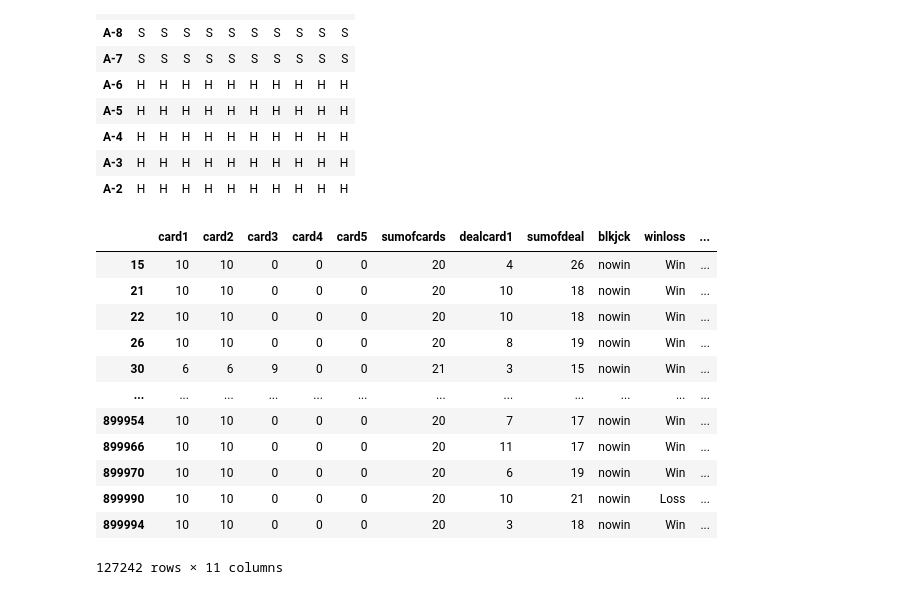
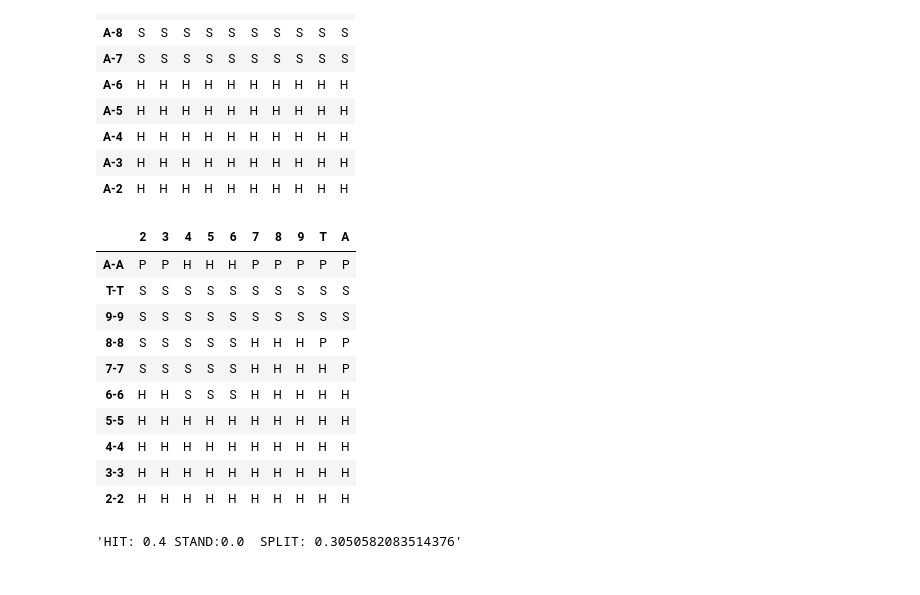
Before and after one commit to Kristjanp1/IDS-Blackjack, a Jupyter notebook: Blackjack.ipynb, the cells around one changed output. Drawn from its saved outputs; the diff is of its cells as text; code cells hidden in the pictures.

Commit message:
split

```diff
--- a/Blackjack.ipynb
+++ b/Blackjack.ipynb
@@ -50,3 +50,4 @@ soft_hands = data[(data["card1"] == 1) | (data["card1"] == 11) | (data["card2"]
 hard_hands = data[(data["card1"] != data["card2"]) & ((data["card1"] != 1) & (data["card1"] != 11) & (data["card2"] != 1) & (data["card2"] != 11))].copy()
 
 pairs[(pairs["card1"] == 2)]
+Acesubset = data[(data["card1"]==1)|(data["card1"]==11)|(data["card2"]==1)|(data["card2"]==11)]
@@ -94,6 +81,18 @@ veerud = {'2':['0','0','0','0','0','0','0','0'],
          'A':['0','0','0','0','0','0','0','0']}
 
 softHands = pd.DataFrame(veerud, index=['A-9', 'A-8', 'A-7', 'A-6', 'A-5', 'A-4', 'A-3', 'A-2'])
+
+
+veerud = {'2':['0','0','0','0','0','0','0','0','0','0'],
+         '3':['0','0','0','0','0','0','0','0','0','0'],
+         '4':['0','0','0','0','0','0','0','0','0','0'],
+         '5':['0','0','0','0','0','0','0','0','0','0'],
+         '6':['0','0','0','0','0','0','0','0','0','0'],
+         '7':['0','0','0','0','0','0','0','0','0','0'],
+         '8':['0','0','0','0','0','0','0','0','0','0'],
+         '9':['0','0','0','0','0','0','0','0','0','0'],
+         'T':['0','0','0','0','0','0','0','0','0','0'],
+         'A':['0','0','0','0','0','0','0','0','0','0']}
 pairTable = pd.DataFrame(veerud, index=['A-A', 'T-T', '9-9', '8-8', '7-7', '6-6', '5-5', '4-4','3-3','2-2'])
 # %%
 #Teeme ühe korra arvutuse läbi
@@ -327,25 +343,27 @@ softHands
 | A-3 | H | H | H | H | H | H | H | H | H | H |
 | A-2 | H | H | H | H | H | H | H | H | H | H |
 # %%
-""""Columns = list(pairs.columns)
-Rows = list(pairs.index)
+Columns = list(pairTable.columns)
+Rows = list(pairTable.index)
 for i in range(len(Rows)):
     for j in range(len(Columns)):
         taht = hitvstand(Rows[i], Columns[j], 'pair')
-        pairs.iloc[i][j] = taht
-   """
-pairs
+        pairTable.iloc[i][j] = taht
+
+pairTable
 # %% [output]
-|  | card1 | card2 | card3 | card4 | card5 | sumofcards | dealcard1 | sumofdeal | blkjck | winloss | ... |
-| 15 | 10 | 10 | 0 | 0 | 0 | 20 | 4 | 26 | nowin | Win | ... |
-| 21 | 10 | 10 | 0 | 0 | 0 | 20 | 10 | 18 | nowin | Win | ... |
-| 22 | 10 | 10 | 0 | 0 | 0 | 20 | 10 | 18 | nowin | Win | ... |
-| 26 | 10 | 10 | 0 | 0 | 0 | 20 | 8 | 19 | nowin | Win | ... |
-| 30 | 6 | 6 | 9 | 0 | 0 | 21 | 3 | 15 | nowin | Win | ... |
-| ... | ... | ... | ... | ... | ... | ... | ... | ... | ... | ... | ... |
-| 899954 | 10 | 10 | 0 | 0 | 0 | 20 | 7 | 17 | nowin | Win | ... |
-| 899966 | 10 | 10 | 0 | 0 | 0 | 20 | 11 | 17 | nowin | Win | ... |
-| 899970 | 10 | 10 | 0 | 0 | 0 | 20 | 6 | 19 | nowin | Win | ... |
-| 899990 | 10 | 10 | 0 | 0 | 0 | 20 | 10 | 21 | nowin | Loss | ... |
-| 899994 | 10 | 10 | 0 | 0 | 0 | 20 | 3 | 18 | nowin | Win | ... |
+|  | 2 | 3 | 4 | 5 | 6 | 7 | 8 | 9 | T | A |
+| A-A | P | P | H | H | H | P | P | P | P | P |
+| T-T | S | S | S | S | S | S | S | S | S | S |
+| 9-9 | S | S | S | S | S | S | S | S | S | S |
+| 8-8 | S | S | S | S | S | H | H | H | P | P |
+| 7-7 | S | S | S | S | S | H | H | H | H | P |
+| 6-6 | H | H | S | S | S | H | H | H | H | H |
+| 5-5 | H | H | H | H | H | H | H | H | H | H |
+| 4-4 | H | H | H | H | H | H | H | H | H | H |
+| 3-3 | H | H | H | H | H | H | H | H | H | H |
+| 2-2 | H | H | H | H | H | H | H | H | H | H |
-127242 rows × 11 columns
+# %%
+hitvstand("A-A", "4", 'pair')
+# %% [output]
+'HIT: 0.4 STAND:0.0  SPLIT: 0.3050582083514376'
```
Also changed, not shown: parts of 2 cells of this notebook.
